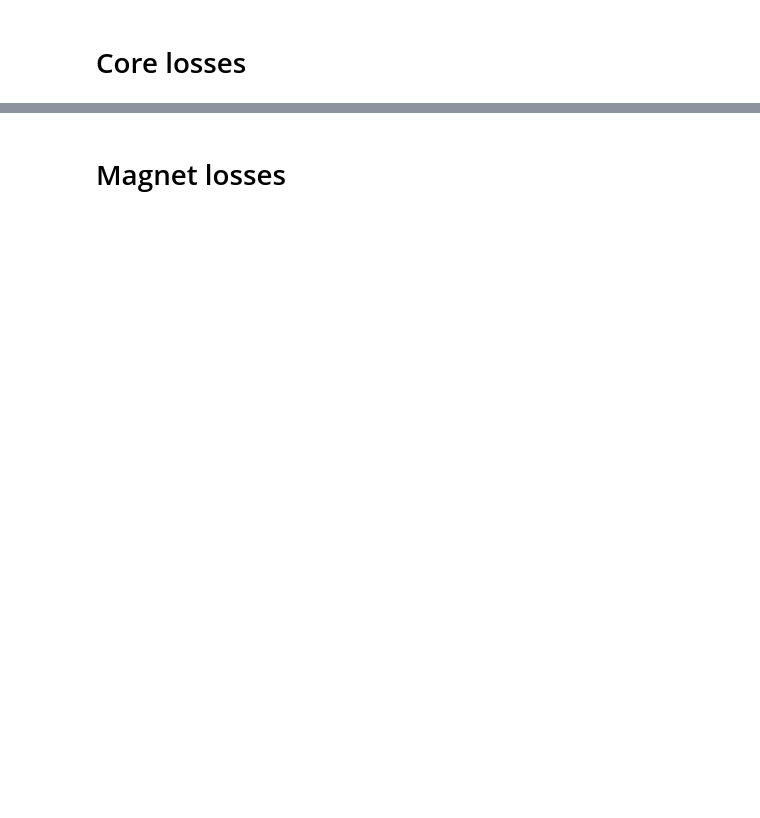
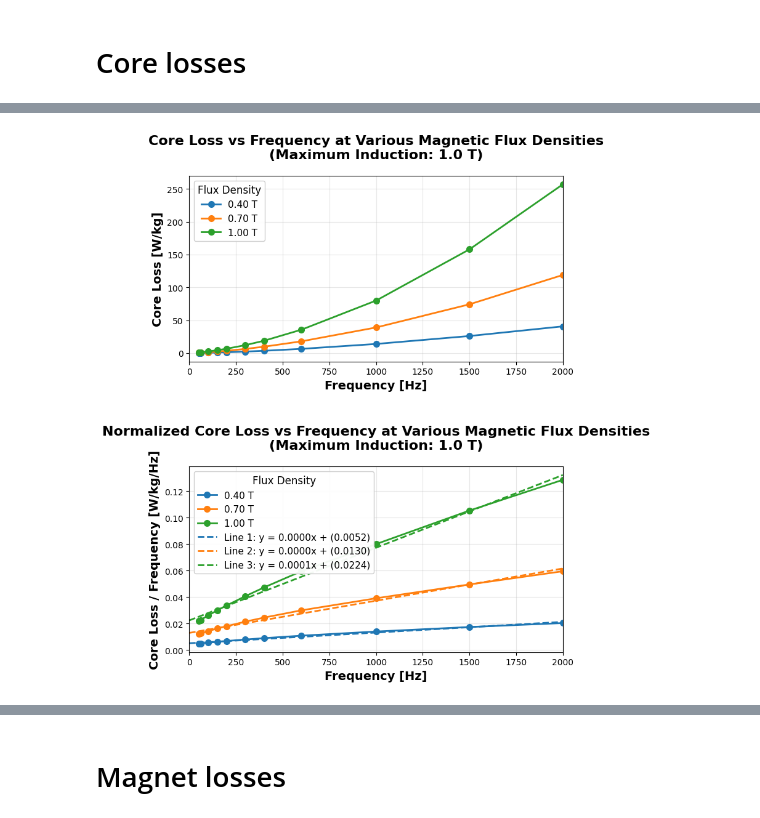
Before and after one commit to rkleva/SMPM-Design, a Jupyter notebook: Losses_and_efficiency.ipynb, the cells around one changed output, grey strips where cells are left out. Saved outputs shown, nothing was run; the diff lists cells and outputs as text; code cells hidden in the pictures; blank space fills up the shorter version.

```diff
--- a/Losses_and_efficiency.ipynb
+++ b/Losses_and_efficiency.ipynb
@@ -1059,2 +1068,90 @@ mi_0 = 4*math.pi*1e-7
 # %% [markdown]
 # Core losses
+# %%
+# Data for core losses calculation is taken from:
+# https://ocw.mit.edu/courses/6-685-electric-machines-fall-2013/64bf1faf0a973d9607334321dd252794_MIT6_685F13_ps03data.pdf
+
+flux_density_tesla = np.array([0.40, 0.70, 1.00])                                           # TODO
+
+frequencies = np.array([50, 60, 100, 150, 200, 300, 400, 600, 1000, 1500, 2000])            # TODO
+
+core_loss_w_per_kg = np.array([
+    [0.240, 0.295, 0.555, 0.934, 1.37, 2.39, 3.60, 6.52, 14.0, 26.1, 40.8],   # 0.40 T
+    [0.602, 0.749, 1.43, 2.44, 3.61, 6.44, 9.81, 18.0, 39.1, 74.3, 119],       # 0.70 T
+    [1.09, 1.36, 2.61, 4.50, 6.74, 12.2, 18.9, 35.7, 80.0, 158, 257]           # 1.00 T
+])                                                                                          # TODO
+
+
+core_loss_normalized = core_loss_w_per_kg / frequencies
+
+tmp = 0
+N = np.shape(core_loss_normalized)[1]
+number_of_curves = np.shape(flux_density_tesla)[0]
+Dc_arr = np.array([])
+Ec_arr = np.array([])
+for i in range(number_of_curves):
+    factor1 = (1/N)*np.sum(core_loss_normalized[i] * frequencies)
+    factor2 = (1/N)*np.sum(frequencies)
+    factor3 = (1/N)*np.sum(core_loss_normalized[i])
+    factor4 = (1/N)*np.sum((frequencies**2))
+    Ec = (factor1 - factor2*factor3) / (factor4 - factor2**2)
+    Ec_arr = np.append(Ec_arr, Ec)
+    tmp += Ec/(flux_density_tesla[i]**2)
+    Dc = factor3 - Ec*factor2
+    Dc_arr = np.append(Dc_arr, Dc)
+
+    display(Latex(rf'$E_{i + 1} = \, {Ec :.5f}$'))
+    display(Latex(rf'$D_{i + 1} = \, {Dc :.5f}$'))
+
+k_e = (1/number_of_curves)*tmp
+
+
+fig, (ax1, ax2) = plt.subplots(2, 1, figsize=(8, 10))
+
+colors = ['#1f77b4', '#ff7f0e', '#2ca02c']
+
+# --- Subplot 1: Raw Core Loss ---
+for i, flux in enumerate(flux_density_tesla):
+    ax1.plot(frequencies, core_loss_w_per_kg[i],
+             marker='o', linewidth=2, markersize=7,
+             label=f'{flux:.2f} T', color=colors[i])
+
+ax1.set_xlabel('Frequency [Hz]', fontsize=14, fontweight='bold')
+ax1.set_ylabel('Core Loss [W/kg]', fontsize=14, fontweight='bold')
+ax1.set_title('Core Loss vs Frequency at Various Magnetic Flux Densities\n(Maximum Induction: 1.0 T)',
+              fontsize=16, fontweight='bold', pad=20)
+ax1.set_xlim(0, max(frequencies))
+ax1.grid(True, which="both", ls="-", alpha=0.3)
+ax1.legend(title='Flux Density', fontsize=11, title_fontsize=12,
+           loc='best', framealpha=0.95)
+
+# --- Subplot 2: Normalized Core Loss ---
+lines = [
+    (Ec_arr[0], Dc_arr[0], 'Line 1'),
+    (Ec_arr[1], Dc_arr[1], 'Line 2'),
+    (Ec_arr[2], Dc_arr[2], 'Line 3'),
+]
+
+x = np.linspace(0, 2000, 100)
+for i, flux in enumerate(flux_density_tesla):
+    ax2.plot(frequencies, core_loss_normalized[i],
+             marker='o', linewidth=2, markersize=7,
+             label=f'{flux:.2f} T', color=colors[i])
+
+for i, (a, b, label) in enumerate(lines):
+    y = a * x + b
+    ax2.plot(x, y, linewidth=2, linestyle = '--', label=f'{label}: y = {a:.4f}x + ({b:.4f})', color=colors[i])
+
+
+ax2.set_xlabel('Frequency [Hz]', fontsize=14, fontweight='bold')
+ax2.set_ylabel('Core Loss / Frequency [W/kg/Hz]', fontsize=14, fontweight='bold')
+ax2.set_title('Normalized Core Loss vs Frequency at Various Magnetic Flux Densities\n(Maximum Induction: 1.0 T)',
+              fontsize=16, fontweight='bold', pad=20)
+ax2.set_xlim(0, max(frequencies))
+ax2.grid(True, which="both", ls="-", alpha=0.3)
+ax2.legend(title='Flux Density', fontsize=11, title_fontsize=12,
+           loc='best', framealpha=0.95)
+
+fig.tight_layout(pad=4.0)
+plt.show()
+# %% [output]
@@ -1060,0 +1164 @@ mi_0 = 4*math.pi*1e-7
+[figure, added]
```
Also changed, not shown: parts of 21 cells of this notebook.
